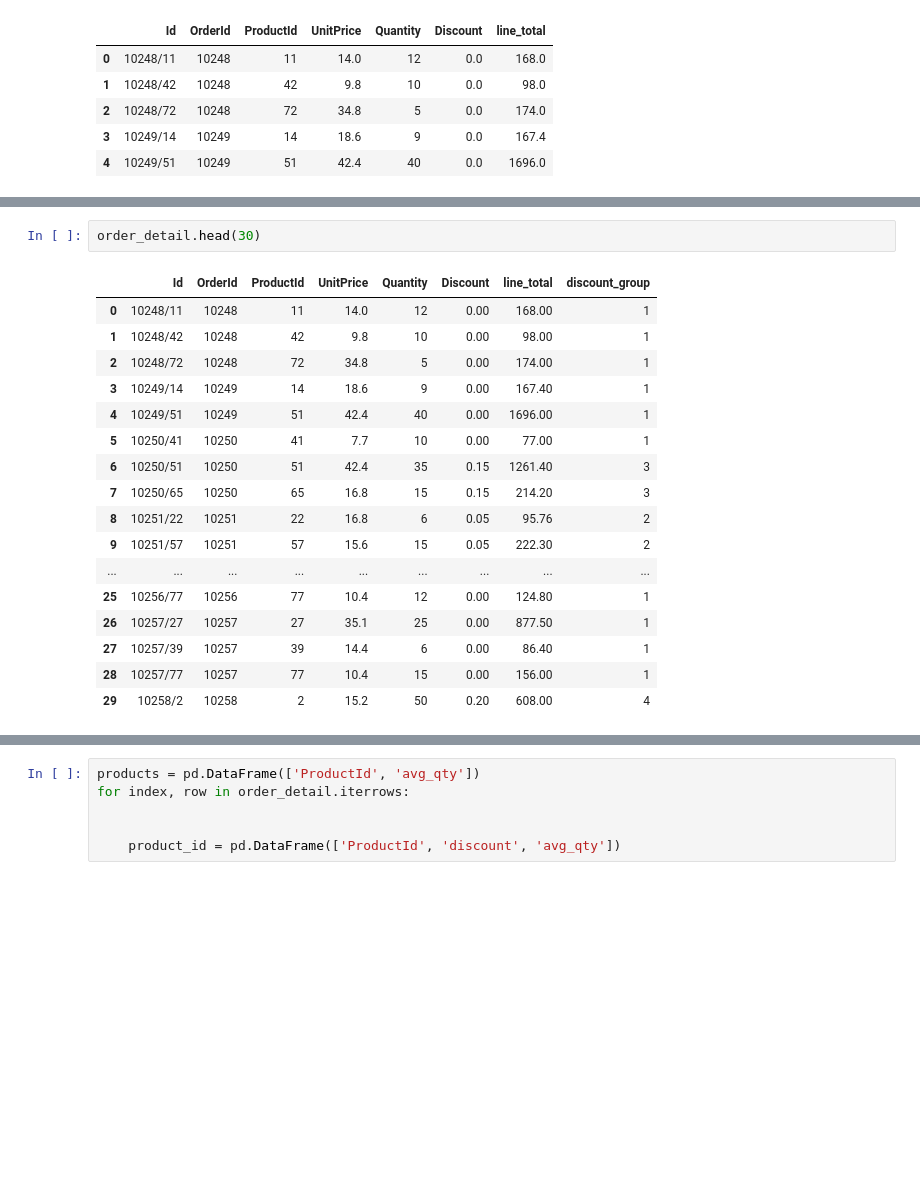
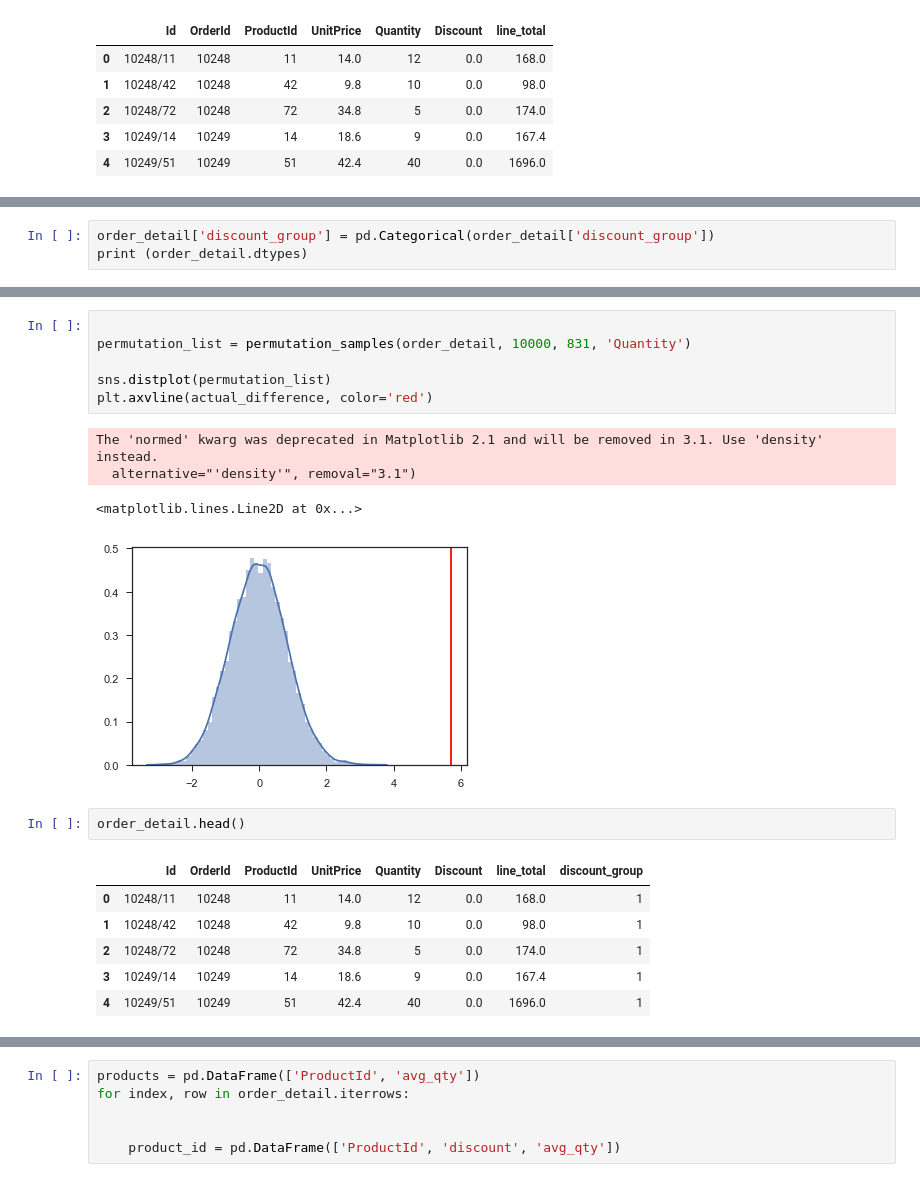
Before and after one commit to giorosati/dsc-2-final-project-online-ds-pt-100118, a Jupyter notebook: northwind_v3.ipynb, the cells around one changed output, grey strips where cells are left out. Saved outputs shown, nothing was run; the diff lists cells and outputs as text; blank space fills up the shorter version.

```diff
--- a/northwind_v3.ipynb
+++ b/northwind_v3.ipynb
@@ -395,0 +446,3 @@ for index, row in order_detail.iterrows():
+# %%
+order_detail['discount_group'] = pd.Categorical(order_detail['discount_group'])
+print (order_detail.dtypes)
@@ -396,20 +526,20 @@ for index, row in order_detail.iterrows():
+# %%
+
+permutation_list = permutation_samples(order_detail, 10000, 831, 'Quantity')
+
+sns.distplot(permutation_list)
+plt.axvline(actual_difference, color='red')
+# %% [output]
+The 'normed' kwarg was deprecated in Matplotlib 2.1 and will be removed in 3.1. Use 'density' instead.
+  alternative="'density'", removal="3.1")
+<matplotlib.lines.Line2D at 0x...>
+[figure, added]
 # %%
-order_detail.head(30)
+order_detail.head()
 # %% [output]
 |  | Id | OrderId | ProductId | UnitPrice | Quantity | Discount | line_total | discount_group |
-| 0 | 10248/11 | 10248 | 11 | 14.0 | 12 | 0.00 | 168.00 | 1 |
-| 1 | 10248/42 | 10248 | 42 | 9.8 | 10 | 0.00 | 98.00 | 1 |
-| 2 | 10248/72 | 10248 | 72 | 34.8 | 5 | 0.00 | 174.00 | 1 |
-| 3 | 10249/14 | 10249 | 14 | 18.6 | 9 | 0.00 | 167.40 | 1 |
-| 4 | 10249/51 | 10249 | 51 | 42.4 | 40 | 0.00 | 1696.00 | 1 |
-| 5 | 10250/41 | 10250 | 41 | 7.7 | 10 | 0.00 | 77.00 | 1 |
-| 6 | 10250/51 | 10250 | 51 | 42.4 | 35 | 0.15 | 1261.40 | 3 |
-| 7 | 10250/65 | 10250 | 65 | 16.8 | 15 | 0.15 | 214.20 | 3 |
-| 8 | 10251/22 | 10251 | 22 | 16.8 | 6 | 0.05 | 95.76 | 2 |
-| 9 | 10251/57 | 10251 | 57 | 15.6 | 15 | 0.05 | 222.30 | 2 |
-| ... | ... | ... | ... | ... | ... | ... | ... | ... |
-| 25 | 10256/77 | 10256 | 77 | 10.4 | 12 | 0.00 | 124.80 | 1 |
-| 26 | 10257/27 | 10257 | 27 | 35.1 | 25 | 0.00 | 877.50 | 1 |
-| 27 | 10257/39 | 10257 | 39 | 14.4 | 6 | 0.00 | 86.40 | 1 |
-| 28 | 10257/77 | 10257 | 77 | 10.4 | 15 | 0.00 | 156.00 | 1 |
-| 29 | 10258/2 | 10258 | 2 | 15.2 | 50 | 0.20 | 608.00 | 4 |
+| 0 | 10248/11 | 10248 | 11 | 14.0 | 12 | 0.0 | 168.0 | 1 |
+| 1 | 10248/42 | 10248 | 42 | 9.8 | 10 | 0.0 | 98.0 | 1 |
+| 2 | 10248/72 | 10248 | 72 | 34.8 | 5 | 0.0 | 174.0 | 1 |
+| 3 | 10249/14 | 10249 | 14 | 18.6 | 9 | 0.0 | 167.4 | 1 |
+| 4 | 10249/51 | 10249 | 51 | 42.4 | 40 | 0.0 | 1696.0 | 1 |
```
Also changed, not shown: parts of 39 cells of this notebook.
